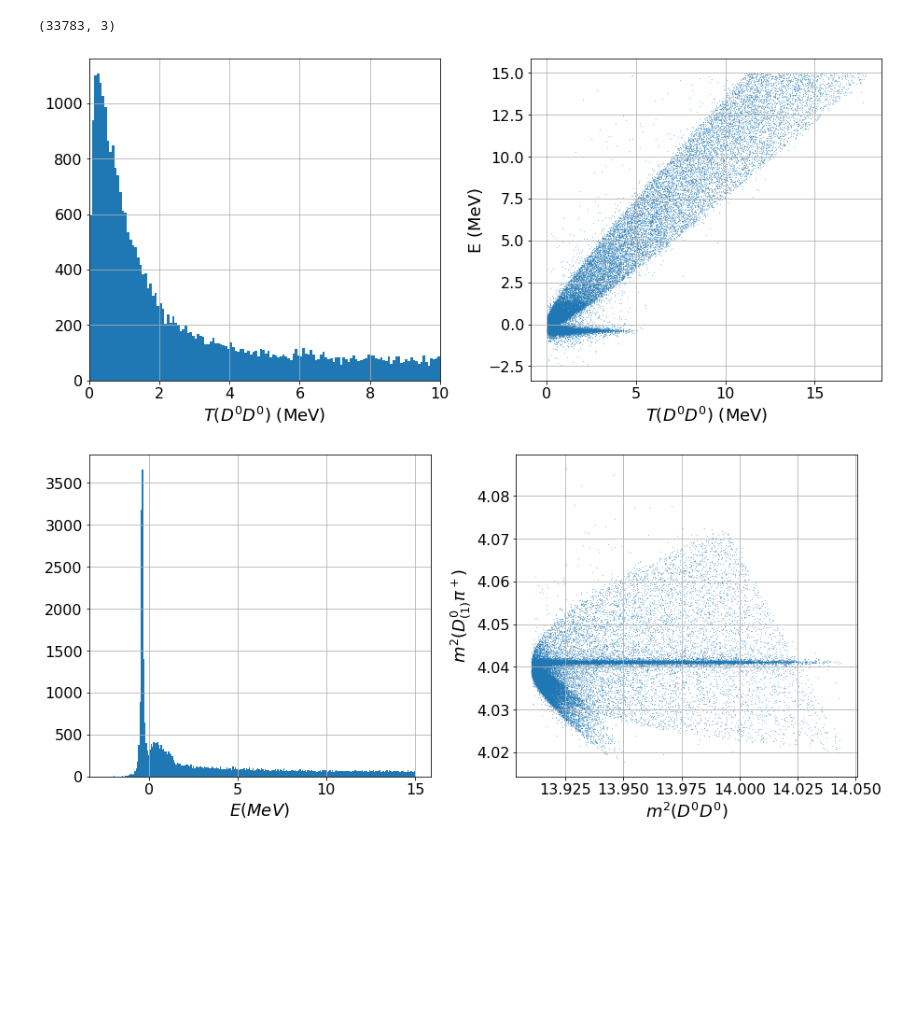
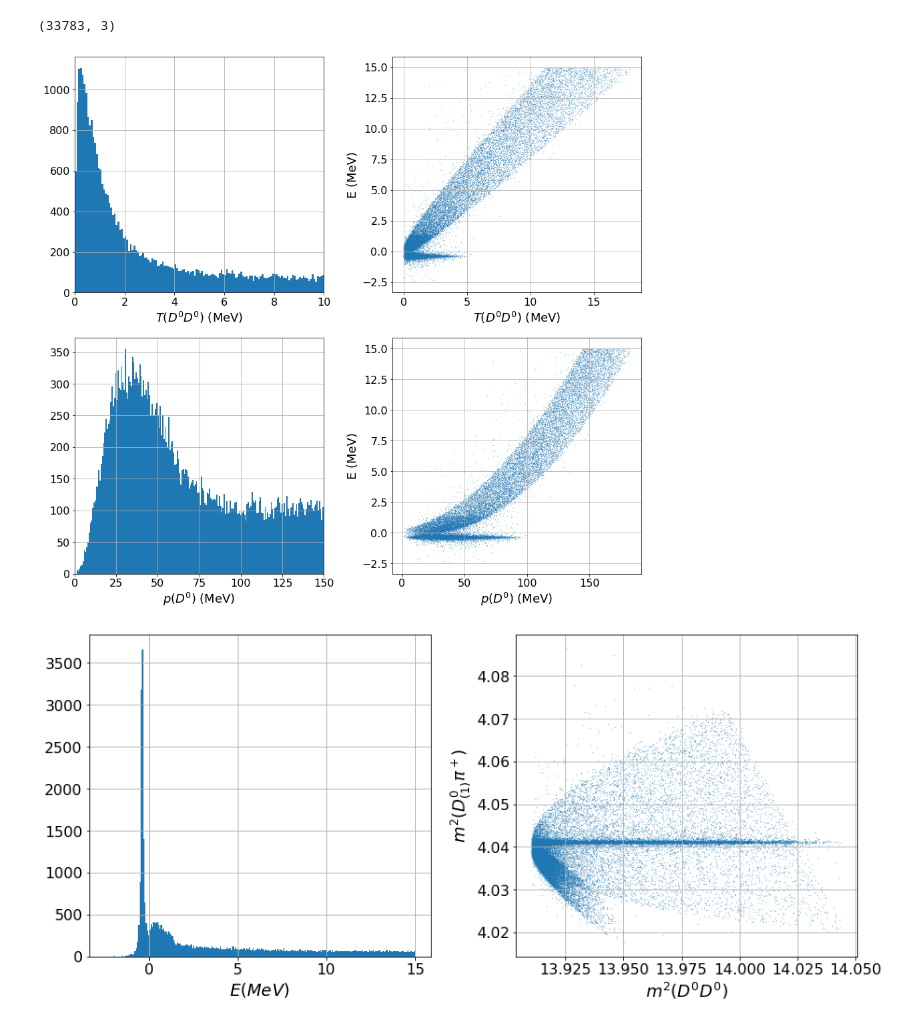
Before and after one commit to VitalyVorobyev/ddst, a Jupyter notebook: MC.ipynb, the cells around one changed output. Saved outputs shown, nothing was run; the diff lists cells and outputs as text; code cells hidden in the pictures; blank space fills up the shorter version.

```diff
--- a/MC.ipynb
+++ b/MC.ipynb
@@ -18,23 +18,34 @@ def get_vars(data):
     s = (e + mdn + mdstp)**2
     md2pisq = s + 2*mdn**2 + mpip**2 - mddsq - md1pisq
     tdd = (np.sqrt(mddsq) - 2*mdn)*10**3
+    pd = np.sqrt(np.clip(tdd, 0, None) * mdn * 10**3)
     md1pi = np.sqrt(md1pisq)
-    return (e, tdd, md1pi, mddsq, md1pisq, md2pisq)
+    return (e, tdd, pd, md1pi, mddsq, md1pisq, md2pisq)
 # %%
-e, tdd, md1pi, mddsq, md1pisq, md2pisq = get_vars(mc)
+e, tdd, pd, md1pi, mddsq, md1pisq, md2pisq = get_vars(mc)
 # %%
-fig, ax = plt.subplots(ncols=2, figsize=(13,6))
-ax[0].hist(tdd, bins=250);
-ax[0].set_xlabel(r'$T(D^0D^0)$ (MeV)')
-ax[0].set_xlim((0, 10))
-ax[0].grid()
-ax[1].scatter(tdd, e, marker='.', s=0.1);
-ax[1].set_xlabel(r'$T(D^0D^0)$ (MeV)');
-ax[1].set_ylabel(r'E (MeV)')
-ax[1].grid()
+fig, ax = plt.subplots(ncols=2, nrows=2, figsize=(13,12))
+ax[0,0].hist(tdd, bins=250);
+ax[0,0].set_xlabel(r'$T(D^0D^0)$ (MeV)')
+ax[0,0].set_xlim((0, 10))
+ax[0,0].grid()
+ax[0,1].scatter(tdd, e, marker='.', s=0.1);
+ax[0,1].set_xlabel(r'$T(D^0D^0)$ (MeV)');
+ax[0,1].set_ylabel(r'E (MeV)')
+ax[0,1].grid()
+
+ax[1,0].hist(pd, bins=250);
+ax[1,0].set_xlabel(r'$p(D^0)$ (MeV)')
+ax[1,0].set_xlim((0, 150))
+ax[1,0].grid()
+ax[1,1].scatter(pd, e, marker='.', s=0.1);
+ax[1,1].set_xlabel(r'$p(D^0)$ (MeV)');
+ax[1,1].set_ylabel(r'E (MeV)')
+ax[1,1].grid()
+
 fig.tight_layout()
 # %% [output]
-[figure, old version]
+[figure, new version]
 # %%
 fig, ax = plt.subplots(ncols=2, figsize=(13,6))
 ax[0].hist(e, bins=250);
```
Also changed, not shown: parts of 4 cells of this notebook.
